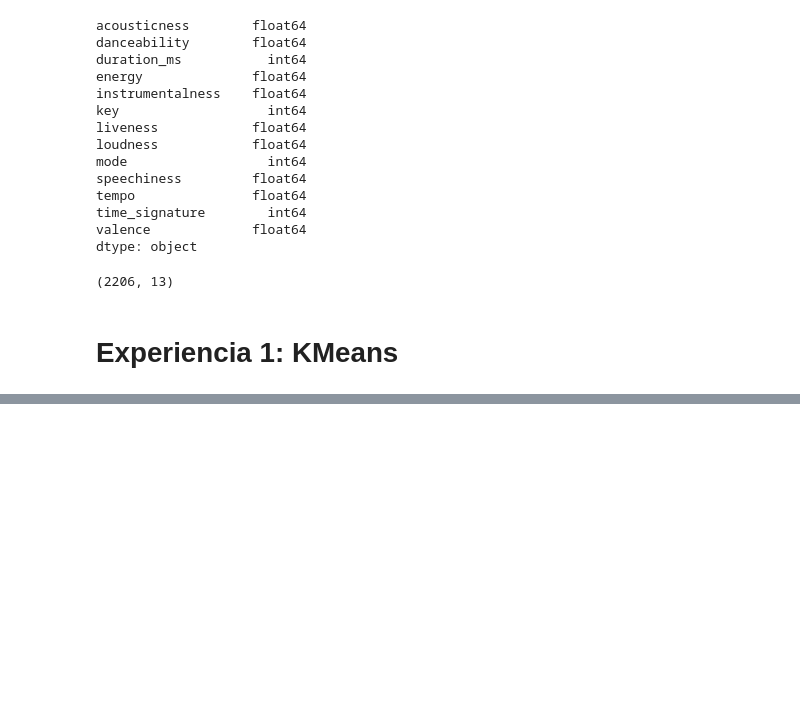
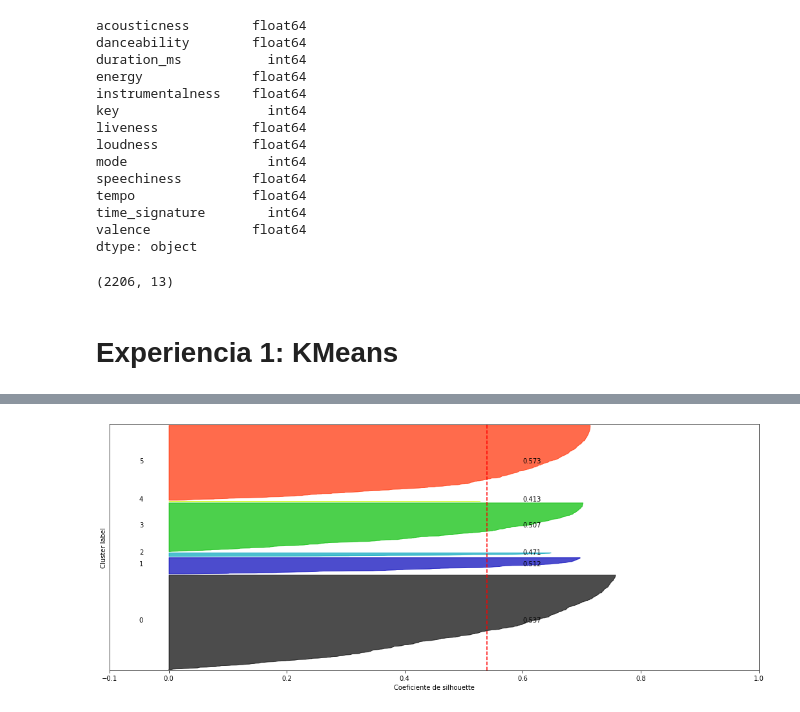
Before and after one commit to elfrasco/dmcyt_tp1, a Jupyter notebook: TP1/TP1_KMeans.ipynb, the cells around one changed output, grey strips where cells are left out. Saved outputs shown, nothing was run; the diff lists cells and outputs as text; code cells hidden in the pictures; blank space fills up the shorter version.

```diff
--- a/TP1/TP1_KMeans.ipynb
+++ b/TP1/TP1_KMeans.ipynb
@@ -296,0 +115,4 @@ TODO:
+# %%
+plot_silhouette(audio_features, 6)
+# %% [output]
+[figure, added]
```
Also changed, not shown: parts of 47 cells of this notebook, 1 other file.
